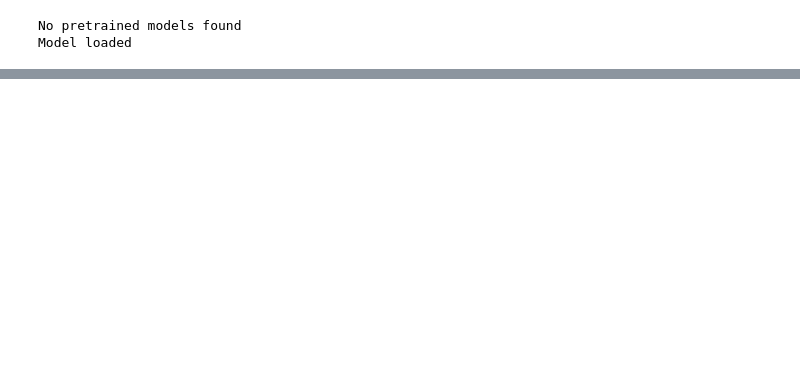
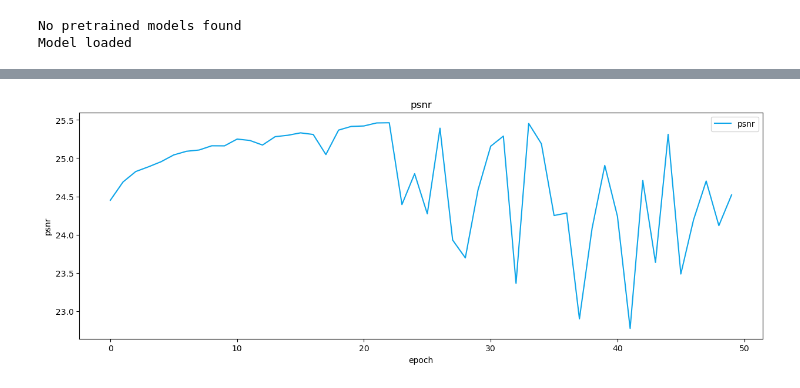
Before and after one commit to pekochan069/AI-Final2, a Jupyter notebook: srgan.ipynb, the cells around one changed output, grey strips where cells are left out. Cells and saved outputs as stored; diff of their text form; code cells hidden in the pictures; blank space fills up the shorter version.

```diff
--- a/srgan.ipynb
+++ b/srgan.ipynb
@@ -285,0 +574,13 @@ plt.show()
+# %%
+X = np.arange(len(loss_history["psnr"]))
+
+fig = plt.gcf()
+plt.plot(X, loss_history["psnr"], color=U.get_color(9), label="psnr")
+plt.xlabel("epoch")
+plt.ylabel("psnr")
+plt.legend()
+plt.title("psnr")
+fig.set_size_inches(15, 5)
+plt.show()
+# %% [output]
+[figure, added]
```
Also changed, not shown: parts of 22 cells of this notebook.
